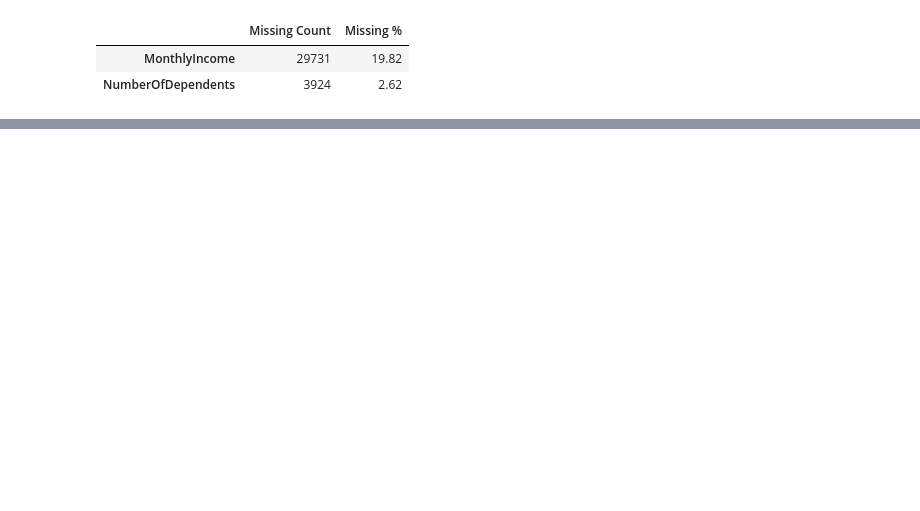
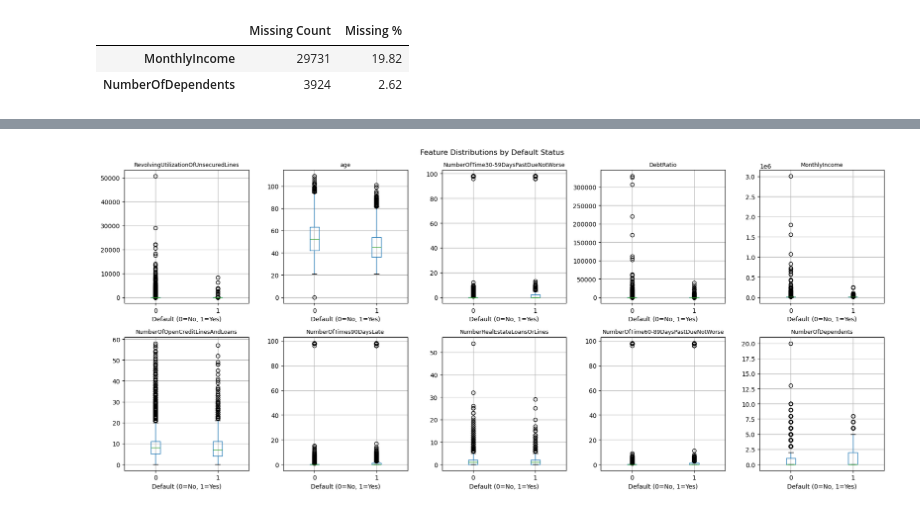
Before and after one commit to CesarAguirre9/Credit_Default_Classifier, a Jupyter notebook: credit_default_classifier.ipynb, the cells around one changed output, grey strips where cells are left out. Saved outputs shown, nothing was run; the diff lists cells and outputs as text; code cells hidden in the pictures; blank space fills up the shorter version.

```diff
--- a/credit_default_classifier.ipynb
+++ b/credit_default_classifier.ipynb
@@ -77,0 +134,15 @@ Test5
+# %%
+# Cell 1D — Boxplots by Target Class
+fig, axes = plt.subplots(2, 5, figsize=(18, 8))
+axes = axes.flatten()
+
+for i, feat in enumerate(features):
+    df.boxplot(column=feat, by='SeriousDlqin2yrs', ax=axes[i])
+    axes[i].set_title(feat, fontsize=9)
+    axes[i].set_xlabel('Default (0=No, 1=Yes)')
+
+plt.suptitle('Feature Distributions by Default Status')
+plt.tight_layout()
+plt.show()
+# %% [output]
+[figure, added]
```
Also changed, not shown: parts of 5 cells of this notebook.
